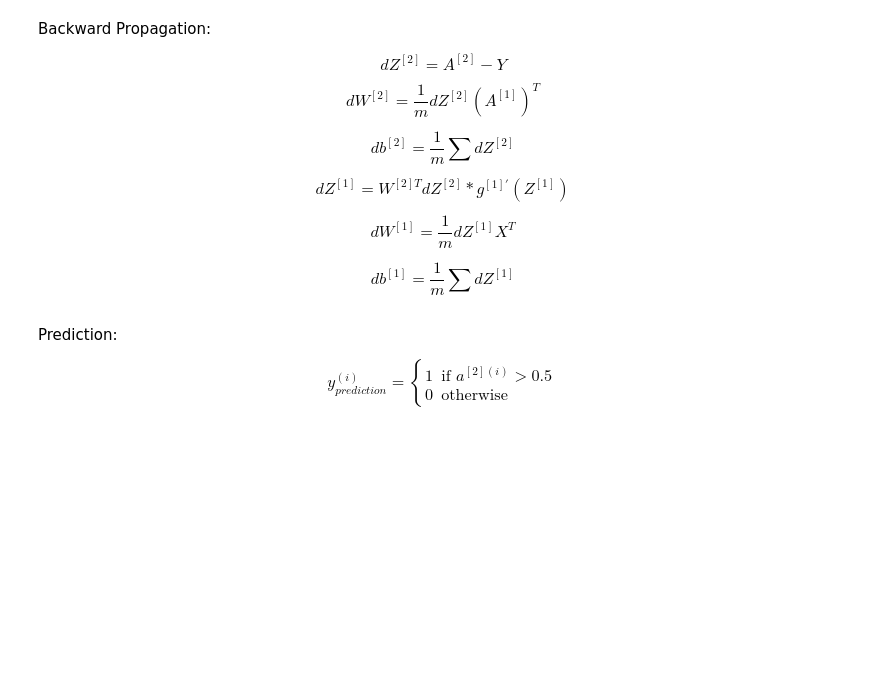
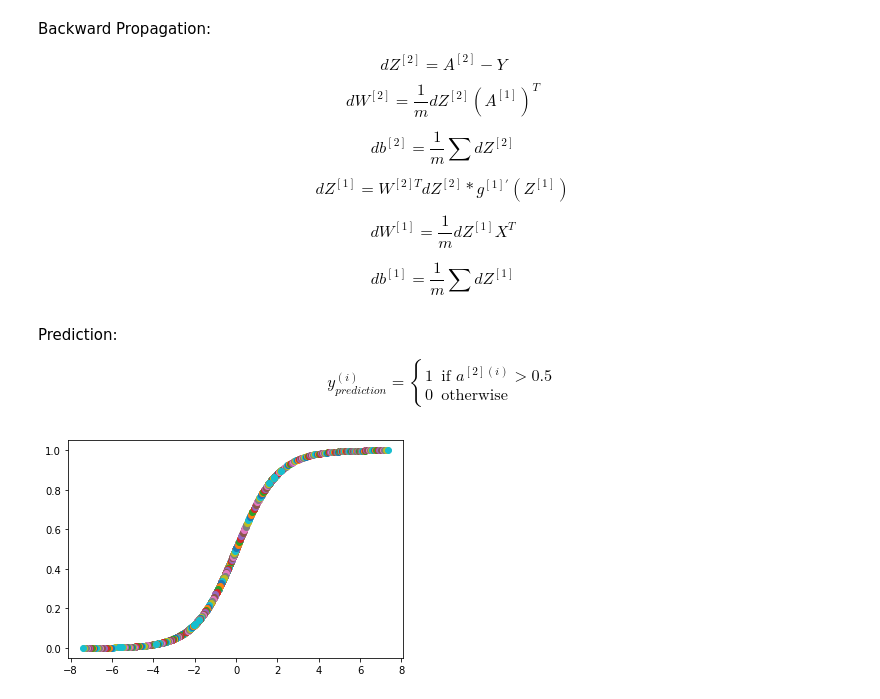
Before and after one commit to ReidZaffino/SHIELD_RZ, a Jupyter notebook: Basic Neural Network.ipynb, the cells around one changed output. Saved outputs shown, nothing was run; the diff lists cells and outputs as text; code cells hidden in the pictures; blank space fills up the shorter version.

```diff
--- a/Basic Neural Network.ipynb
+++ b/Basic Neural Network.ipynb
@@ -16,17 +22,16 @@ import numpy as np
 # %%
 def sigmoid(x):
     """
-    Compute the sigmoid of z
+    Compute the sigmoid of x
 
     Arguments:
-    z -- A scalar or numpy array of any size.
+    x -- A scalar or numpy array of any size.
 
     Return:
-    s -- sigmoid(z)
+    s -- sigmoid(x)
     """
 
     s = 1/(1 + np.exp(-x))
-
     return s
 # %%
 def layer_sizes(X, Y, n_h):
@@ -84,7 +89,7 @@ $$Z^{[2]} = W^{[2]} A^{[1]} + b^{[2]}\tag{3}$$
 
 $$\hat{Y} = A^{[2]} = \sigma(Z^{[2]})\tag{4}$$
 # %%
-def forward_propagation(X, parameters):
+def forward_propagation(X, parameters, n, ss):
     """
     Argument:
     X -- input data of size (n_x, m)
@@ -101,9 +106,22 @@ def forward_propagation(X, parameters):
     b2 = parameters["b2"]
 
     Z1 = np.dot(W1, X) + b1
-    A1 = np.tanh(Z1)
+
+    if (ss):
+        A1 = np.tanh(Z1 / X.shape[0])
+    else:
+        A1 = np.tanh(Z1)
+
+    #plt.scatter(Z1, A1)
+
     Z2 = np.dot(W2, A1) + b2
-    A2 = sigmoid(Z2)
+
+    if (ss):
+        A2 = sigmoid(np.divide(Z2, n * X.shape[0]))
+    else:
+        A2 = sigmoid(Z2)
+
+    plt.scatter(Z2, A2)
 
     cache = {"Z1": Z1,
              "A1": A1,
@@ -154,7 +172,7 @@ $$dW^{[1]} = \frac{1}{m} dZ^{[1]}X^{T}\tag{11}$$
 
 $$db^{[1]} = \frac{1}{m} \sum{dZ^{[1]}}\tag{12}$$
 # %%
-def backward_propagation(parameters, cache, X, Y):
+def backward_propagation(parameters, cache, X, Y, n, ss):
     """
     Implement the backward propagation using the instructions above.
 
@@ -176,9 +194,12 @@ def backward_propagation(parameters, cache, X, Y):
     A2 = cache["A2"]
 
     dZ2 = A2 - Y
+
     dW2 = (1/m)*(np.dot(dZ2, A1.T))
     db2 = (1/m)*np.sum(dZ2, axis = 1, keepdims = True)
+
     dZ1 = np.multiply(np.dot(W2.T, dZ2), 1 - np.power(A1, 2))
+
     dW1 = (1/m)*np.dot(dZ1, X.T)
     db1 = (1/m)*np.sum(dZ1, axis = 1, keepdims = True)
 
@@ -223,14 +244,13 @@ def update_parameters(parameters, grads, learning_rate = 1):
 
     return parameters
 # %%
-def nn_model(X, Y, n_h, num_iterations = 10000, print_cost=False):
+def nn_model(X, Y, n_h, ss, num_iterations = 10000):
     """
     Arguments:
     X -- dataset of shape (2, number of examples)
     Y -- labels of shape (1, number of examples)
     n_h -- size of the hidden layer
     num_iterations -- Number of iterations in gradient descent loop
-    print_cost -- if True, print the cost every 50 iterations
 
     Returns:
     parameters -- parameters learnt by the model. They can then be used to predict.
@@ -244,15 +264,11 @@ def nn_model(X, Y, n_h, num_iterations = 10000, print_cost=False):
 
     for i in range(0, num_iterations):
 
-        A2, cache = forward_propagation(X, parameters)
+        A2, cache = forward_propagation(X, parameters, n_h, ss)
         cost = compute_cost(A2, Y)
-        grads = backward_propagation(parameters, cache, X, Y)
+        grads = backward_propagation(parameters, cache, X, Y, n = n_h, ss = ss)
         parameters = update_parameters(parameters, grads)
 
-        # Print the cost every 50 iterations
-        if print_cost and i % 50 == 0:
-            print ("Cost after iteration %i: %f" %(i, cost))
-
     return parameters
 # %% [markdown]
 Prediction:
@@ -307,0 +312,4 @@ p5 = predict(n5, X)
+# %%
+n1 = nn_model(X, Y, 3, False, num_iterations=200)
+# %% [output]
+[figure, added]
```
Also changed, not shown: parts of 18 cells of this notebook.
